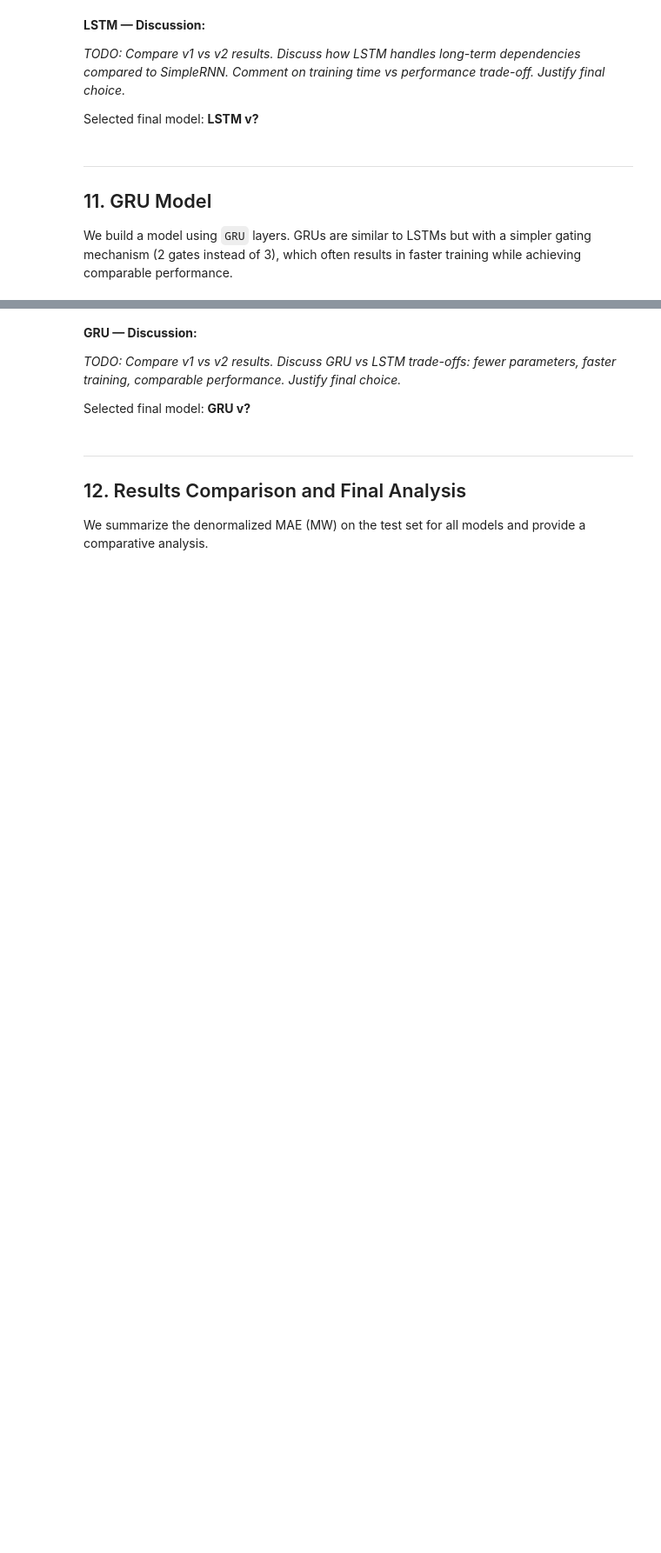
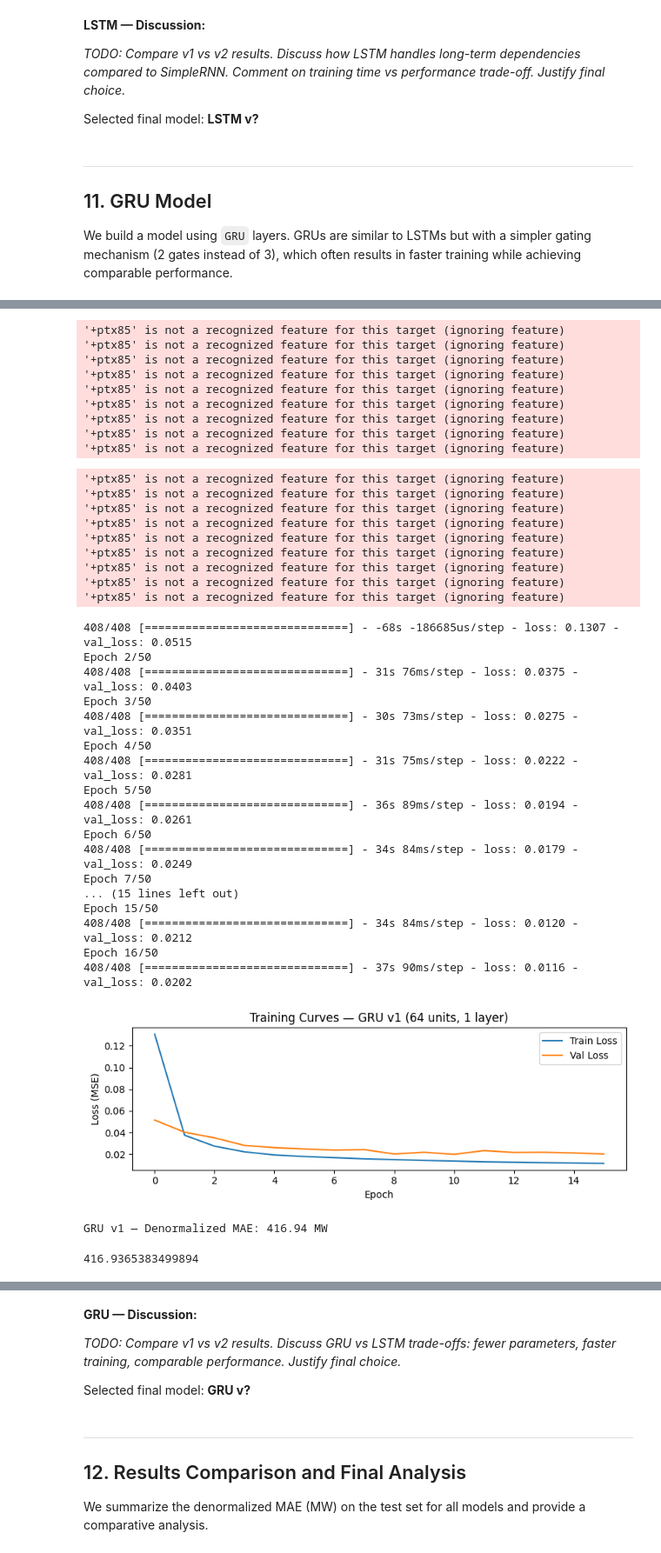
Before and after one commit to lupitia1/DL_Practice_2, a Jupyter notebook: P2_Electricity_Load_Forecasting.ipynb, the cells around one changed output, grey strips where cells are left out. Shown at 87% size. Saved outputs shown, nothing was run; the diff lists cells and outputs as text; code cells hidden in the pictures; blank space fills up the shorter version.

```diff
--- a/P2_Electricity_Load_Forecasting.ipynb
+++ b/P2_Electricity_Load_Forecasting.ipynb
@@ -383,7 +869,7 @@ We build a model using `GRU` layers. GRUs are similar to LSTMs but with a simple
 # %%
 # --- Experiment 1: GRU with 1 layer, 64 units ---
 model_gru_v1 = keras.Sequential([
-    layers.GRU(64, input_shape=(SEQ_LEN, n_features)),
+    layers.GRU(64, input_shape=(SEQ_LEN, n_features), unroll=True),
     layers.Dense(1)
 ], name="GRU_v1")
 
@@ -403,3 +889,4 @@ history_gru_v1 = model_gru_v1.fit(
 
 plot_training_history(history_gru_v1, "GRU v1 (64 units, 1 layer)")
 evaluate_model(model_gru_v1, X_test, y_test, "GRU v1")
+# %% [output]
@@ -406,3 +895,41 @@ evaluate_model(model_gru_v1, X_test, y_test, "GRU v1")
+'+ptx85' is not a recognized feature for this target (ignoring feature)
+'+ptx85' is not a recognized feature for this target (ignoring feature)
+'+ptx85' is not a recognized feature for this target (ignoring feature)
+'+ptx85' is not a recognized feature for this target (ignoring feature)
+'+ptx85' is not a recognized feature for this target (ignoring feature)
+'+ptx85' is not a recognized feature for this target (ignoring feature)
+'+ptx85' is not a recognized feature for this target (ignoring feature)
+'+ptx85' is not a recognized feature for this target (ignoring feature)
+'+ptx85' is not a recognized feature for this target (ignoring feature)
+'+ptx85' is not a recognized feature for this target (ignoring feature)
+'+ptx85' is not a recognized feature for this target (ignoring feature)
+'+ptx85' is not a recognized feature for this target (ignoring feature)
+'+ptx85' is not a recognized feature for this target (ignoring feature)
+'+ptx85' is not a recognized feature for this target (ignoring feature)
+'+ptx85' is not a recognized feature for this target (ignoring feature)
+'+ptx85' is not a recognized feature for this target (ignoring feature)
+'+ptx85' is not a recognized feature for this target (ignoring feature)
+'+ptx85' is not a recognized feature for this target (ignoring feature)
+408/408 [==============================] - -68s -186685us/step - loss: 0.1307 - val_loss: 0.0515
+Epoch 2/50
+408/408 [==============================] - 31s 76ms/step - loss: 0.0375 - val_loss: 0.0403
+Epoch 3/50
+408/408 [==============================] - 30s 73ms/step - loss: 0.0275 - val_loss: 0.0351
+Epoch 4/50
+408/408 [==============================] - 31s 75ms/step - loss: 0.0222 - val_loss: 0.0281
+Epoch 5/50
+408/408 [==============================] - 36s 89ms/step - loss: 0.0194 - val_loss: 0.0261
+Epoch 6/50
+408/408 [==============================] - 34s 84ms/step - loss: 0.0179 - val_loss: 0.0249
+Epoch 7/50
+... (15 lines left out)
+Epoch 15/50
+408/408 [==============================] - 34s 84ms/step - loss: 0.0120 - val_loss: 0.0212
+Epoch 16/50
+408/408 [==============================] - 37s 90ms/step - loss: 0.0116 - val_loss: 0.0202
+[figure, added]
+GRU v1 — Denormalized MAE: 416.94 MW
+416.9365383499894
 # %%
 # --- Experiment 2: GRU with 2 stacked layers + dropout ---
 model_gru_v2 = keras.Sequential([
```
Also changed, not shown: parts of 23 cells of this notebook.
